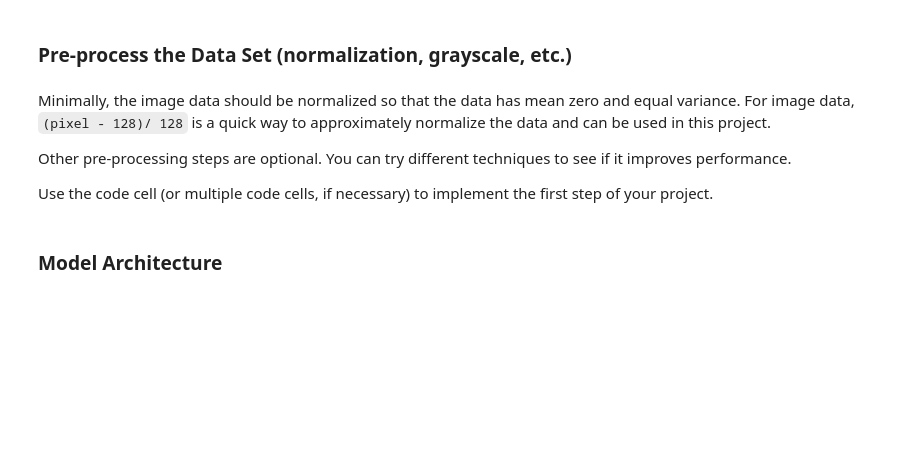
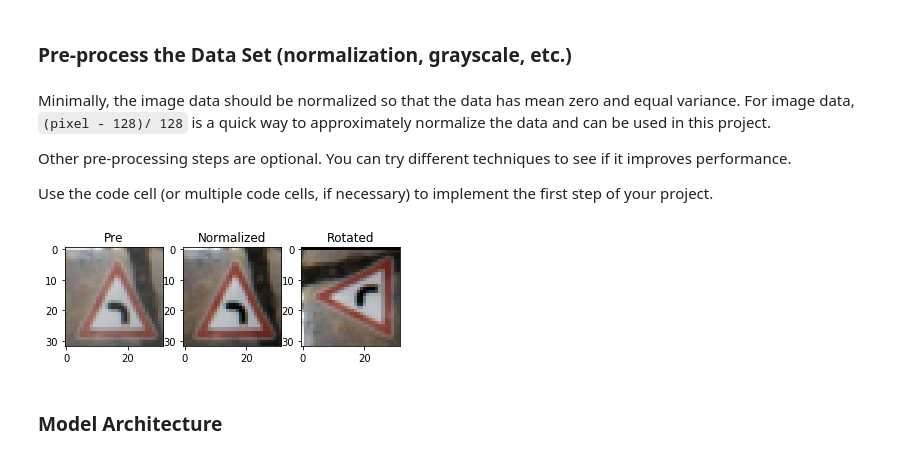
Before and after one commit to JonTChrome/SDC_Traffic_Signs, a Jupyter notebook: Traffic_Sign_Classifier.ipynb, the cells around one changed output. Drawn from its saved outputs; the diff is of its cells as text; code cells hidden in the pictures; blank space fills up the shorter version.

```diff
--- a/Traffic_Sign_Classifier.ipynb
+++ b/Traffic_Sign_Classifier.ipynb
@@ -178,3 +186,49 @@ BATCH_SIZE = 128
+# %%
+### NORMALIZE
+import cv2
+
+def normalize(img):
+    return cv2.normalize(img, img, alpha=0, beta=1, norm_type=cv2.NORM_MINMAX, dtype=cv2.CV_32F)
+
+index = random.randint(0, len(X_train))
+
+im = X_train[index]
+
+#### NORMALIZE
+X_train = [normalize(im) for im in X_train]
+
+im_normal = X_train[index]
+
+def rotate(img):
+    rows,cols,ch = img.shape
+    M = cv2.getRotationMatrix2D((cols/2,rows/2),90,1)
+    return cv2.warpAffine(img,M,(cols,rows))
+
+im_normal_rotate = rotate(im_normal)
+
+def add_rotated_im(dataset):
+    rows,cols,ch = dataset[0].shape
+    for im in dataset:
+        dataset.append(rotate(im))
+    return dataset
+
+##Add rotated images
+# X_train = add_rotated_im(X_train)
+
+plt.subplot(131),plt.imshow(im),plt.title('Pre')
+plt.subplot(132),plt.imshow(im_normal),plt.title('Normalized')
+plt.subplot(133),plt.imshow(im_normal_rotate),plt.title('Rotated')
+plt.show()
+
+X_valid = [normalize(im) for im in X_valid]
+
+# X_valid = add_rotated_im(X_valid)
+
+X_train, y_train = shuffle(X_train, y_train)
+
+X_valid, y_valid = shuffle(X_train, y_train)
+# %% [output]
+[figure, added]
 # %% [markdown]
 ### Model Architecture
 # %%
```
Also changed, not shown: parts of 12 cells of this notebook, 12 other files.
